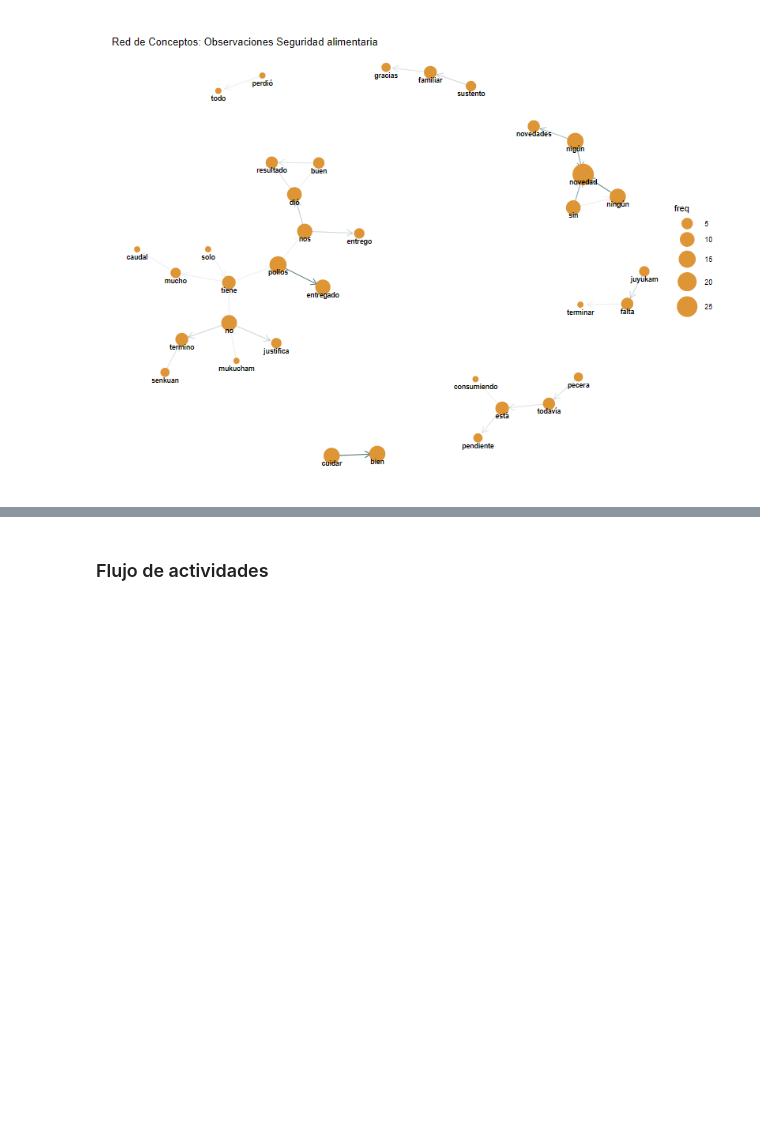
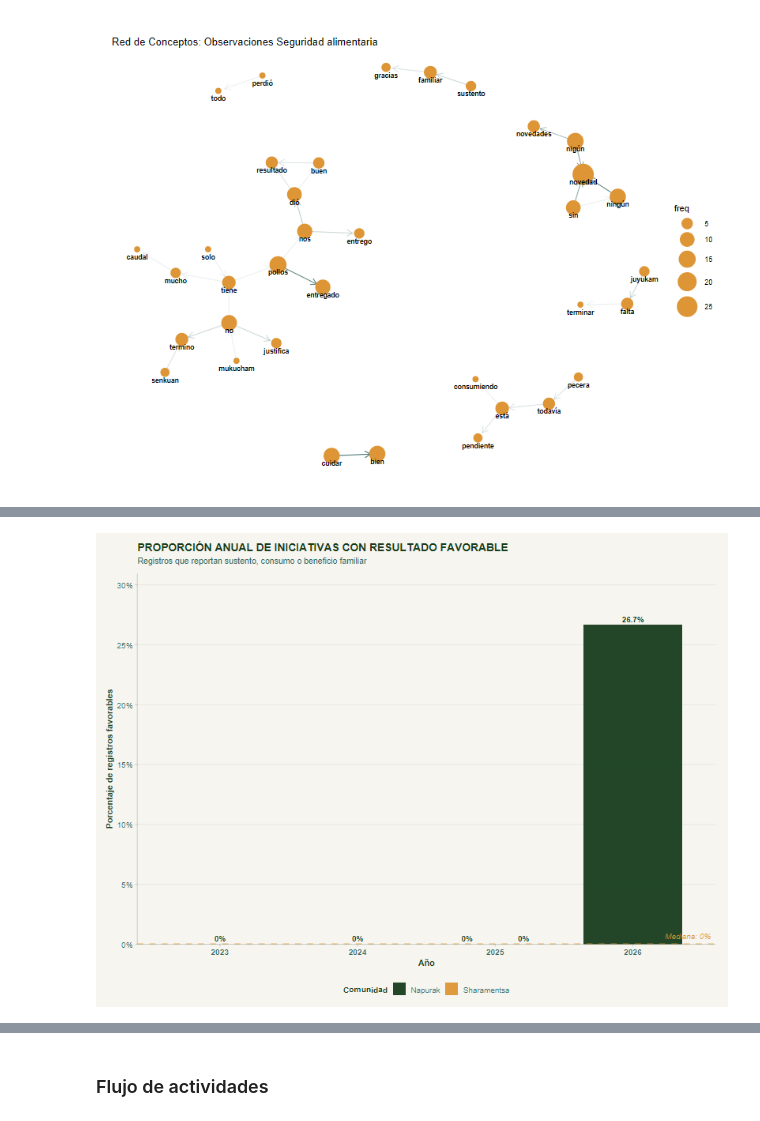
Before and after one commit to daningMontano/BioculturalReport, a Jupyter notebook: EDA/2_Planes_de_vida.ipynb, the cells around one changed output, grey strips where cells are left out. Saved outputs shown, nothing was run; the diff lists cells and outputs as text; code cells hidden in the pictures; blank space fills up the shorter version.

```diff
--- a/EDA/2_Planes_de_vida.ipynb
+++ b/EDA/2_Planes_de_vida.ipynb
@@ -757,0 +858,12 @@ ggraph(red_objeto, layout = "kk") +
+# %%
+indicador_resultado_favorable_anual <- df_ind %>%
+  group_by(Comunidad, Anio) %>%
+  summarise(
+    n_registros = n(),
+    n_favorables = sum(resultado_favorable, na.rm = TRUE),
+    prop_favorables = (n_favorables / n_registros) * 100,
+    .groups = "drop"
+  ) %>%
+  arrange(Comunidad, Anio)
+
+indicador_resultado_favorable_anual
@@ -757,0 +879,76 @@ ggraph(red_objeto, layout = "kk") +
+# %%
+# ------------------------------------------------------------
+# Gráfica: proporción anual de resultados favorables
+# ------------------------------------------------------------
+
+serie_resultado_favorable <- indicador_resultado_favorable_anual %>%
+  mutate(
+    Anio_Label = as.character(Anio)
+  )
+
+mediana_favorable <- median(serie_resultado_favorable$prop_favorables, na.rm = TRUE)
+
+ggplot(serie_resultado_favorable,
+       aes(x = Anio_Label, y = prop_favorables, fill = Comunidad)) +
+
+  geom_col(
+    position = position_dodge(width = 0.82),
+    width = 0.72,
+    alpha = 0.95
+  ) +
+
+  geom_hline(
+    yintercept = mediana_favorable,
+    linetype = "dashed",
+    color = PAL$ave,
+    linewidth = 0.9,
+    alpha = 0.8
+  ) +
+
+  annotate(
+    "text",
+    x = Inf,
+    y = mediana_favorable,
+    label = paste0("Mediana: ", round(mediana_favorable, 1), "%"),
+    hjust = 1.1,
+    vjust = -0.8,
+    color = PAL$ave,
+    fontface = "italic",
+    size = 3.5,
+    family = "Raleway"
+  ) +
+
+  geom_text(
+    aes(label = paste0(round(prop_favorables, 1), "%")),
+    position = position_dodge(width = 0.82),
+    vjust = -0.45,
+    size = 3.4,
+    fontface = "bold",
+    color = PAL$hoja,
+    family = "Raleway"
+  ) +
+
+  scale_fill_manual(values = PAL_CUAL) +
+
+  scale_y_continuous(
+    labels = percent_format(scale = 1),
+    expand = expansion(mult = c(0, 0.16)),
+    breaks = pretty_breaks(n = 6)
+  ) +
+
+  labs(
+    title = "PROPORCIÓN ANUAL DE INICIATIVAS CON RESULTADO FAVORABLE",
+    subtitle = "Registros que reportan sustento, consumo o beneficio familiar",
+    x = "Año",
+    y = "Porcentaje de registros favorables",
+    fill = "Comunidad"
+  ) +
+
+  theme_pachamama() +
+  theme(
+    panel.grid.major.x = element_blank(),
+    axis.text.x = element_text(face = "bold"),
+    legend.position = "bottom"
+  )
+# %% [output]
+[figure, added]
```
Also changed, not shown: parts of 65 cells of this notebook, 23 other files.
